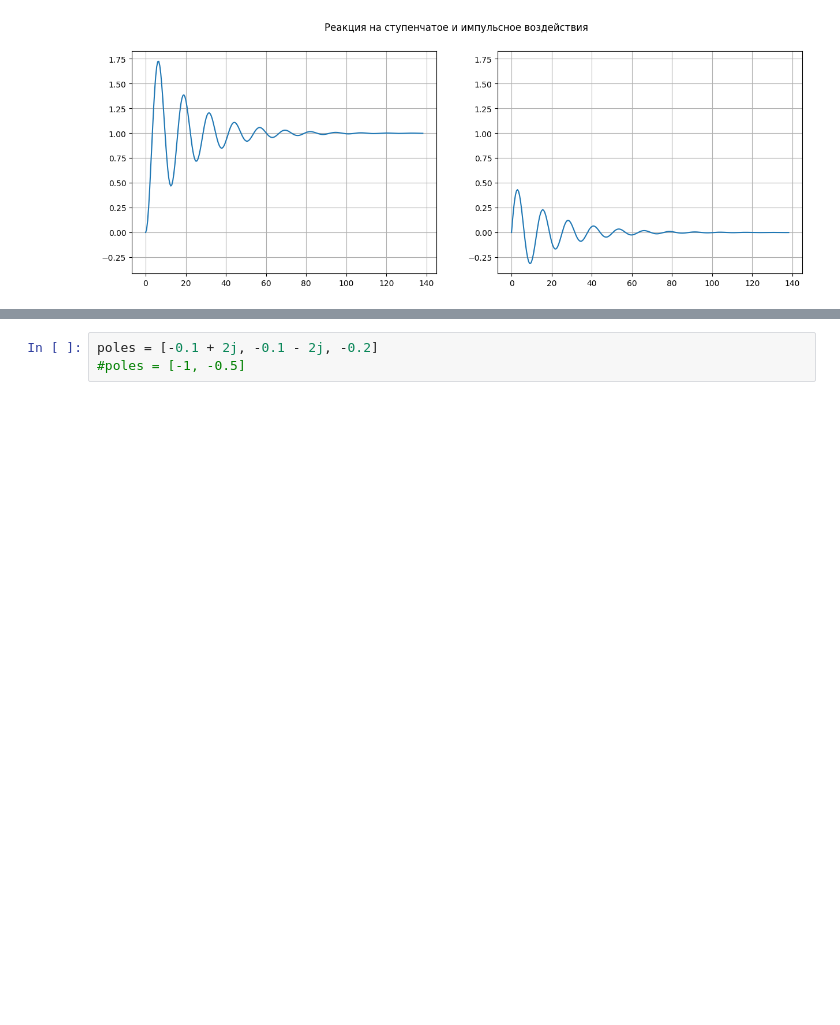
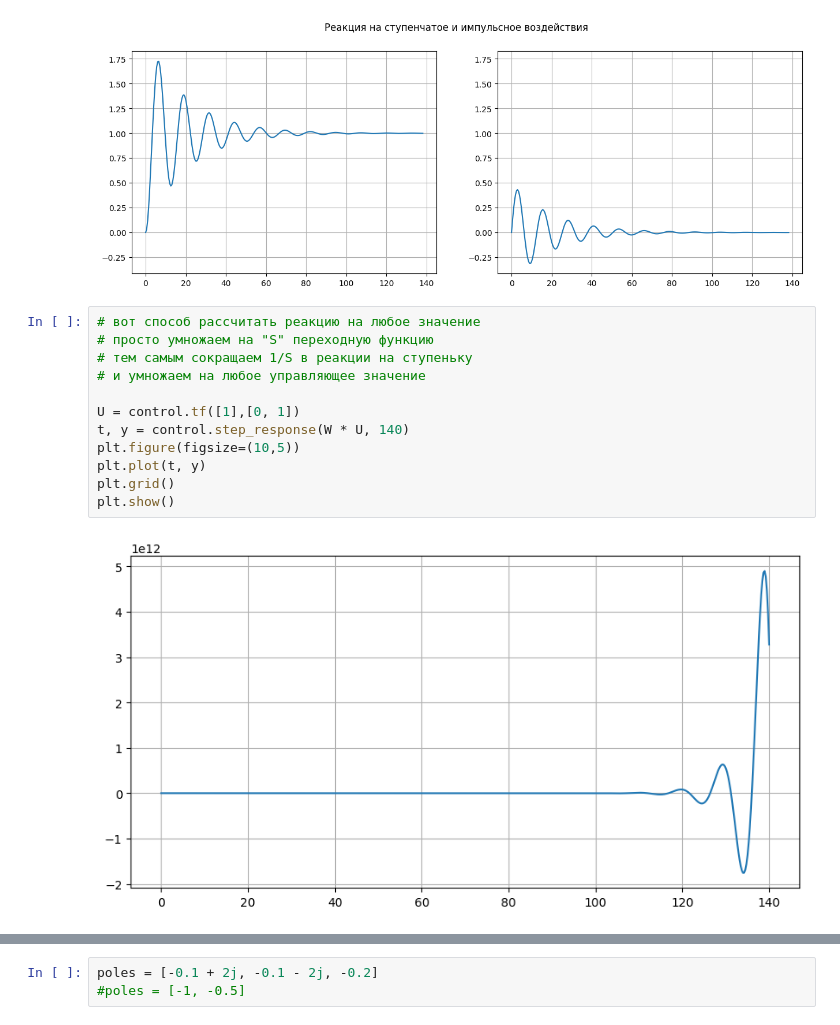
Before and after one commit to TAUforPython/BaseControlTheory, a Jupyter notebook: базовые_инструменты_ТАУ.ipynb, the cells around one changed output, grey strips where cells are left out. Cells and saved outputs as stored; diff of their text form; blank space fills up the shorter version.

```diff
--- a/базовые_инструменты_ТАУ.ipynb
+++ b/базовые_инструменты_ТАУ.ipynb
@@ -844,4 +847,18 @@ ax1.grid()
 ax2.grid()
 # %% [output]
 [figure]
+# %%
+# вот способ рассчитать реакцию на любое значение
+# просто умножаем на "S" переходную функцию
+# тем самым сокращаем 1/S в реакции на ступеньку
+# и умножаем на любое управляющее значение
+
+U = control.tf([1],[0, 1])
+t, y = control.step_response(W * U, 140)
+plt.figure(figsize=(10,5))
+plt.plot(t, y)
+plt.grid()
+plt.show()
+# %% [output]
+[figure, added]
 # %%
```
Also changed, not shown: parts of 12 cells of this notebook.
